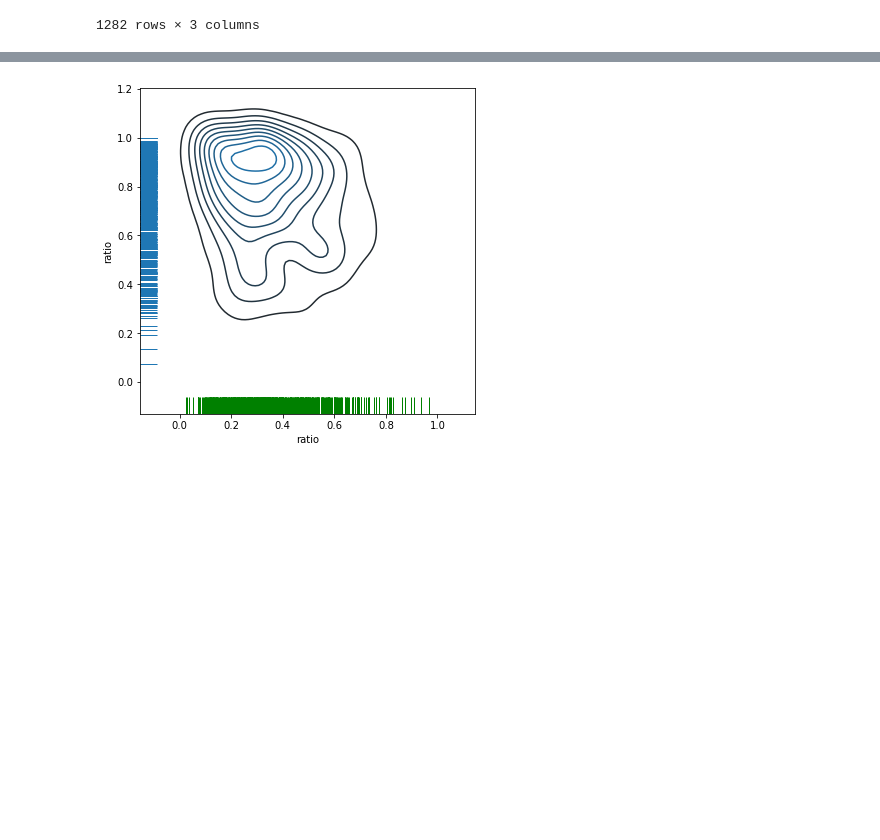
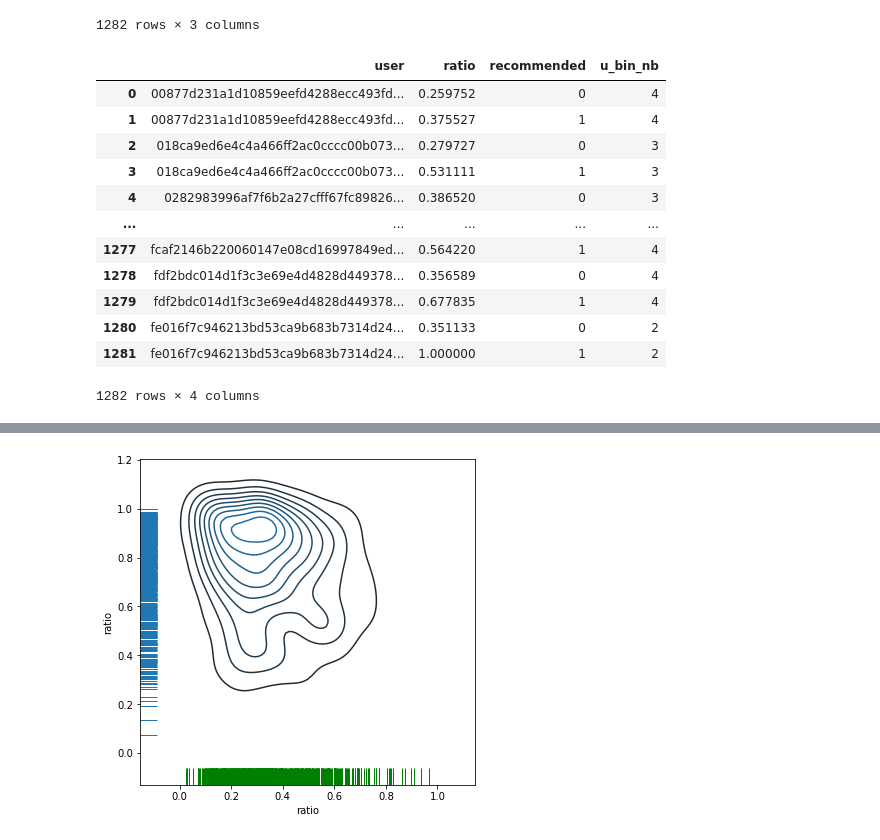
Before and after one commit to QuVil/cmb-recommendation, a Jupyter notebook: src/analysis/exploratory.ipynb, the cells around one changed output, grey strips where cells are left out. Drawn from its saved outputs; the diff is of its cells as text; code cells hidden in the pictures; blank space fills up the shorter version.

```diff
--- a/src/analysis/exploratory.ipynb
+++ b/src/analysis/exploratory.ipynb
@@ -136,4 +130,24 @@ org_data
 | 1652 | fdf2bdc014d1f3c3e69e4d4828d449378... | 0.677835 | 1 |
 | 1653 | fe016f7c946213bd53ca9b683b7314d24... | 1.000000 | 1 |
 1282 rows × 3 columns
+# %%
+# Adding user bins
+u_bins = pd.read_csv("../../data/user_bins.csv")
+u_bins.columns = ["user", "u_bin_nb"]
+org_data = org_data.merge(u_bins, on="user")
+org_data
+# %% [output]
+|  | user | ratio | recommended | u_bin_nb |
+| 0 | 00877d231a1d10859eefd4288ecc493fd... | 0.259752 | 0 | 4 |
+| 1 | 00877d231a1d10859eefd4288ecc493fd... | 0.375527 | 1 | 4 |
+| 2 | 018ca9ed6e4c4a466ff2ac0cccc00b073... | 0.279727 | 0 | 3 |
+| 3 | 018ca9ed6e4c4a466ff2ac0cccc00b073... | 0.531111 | 1 | 3 |
+| 4 | 0282983996af7f6b2a27cfff67fc89826... | 0.386520 | 0 | 3 |
+| ... | ... | ... | ... | ... |
+| 1277 | fcaf2146b220060147e08cd16997849ed... | 0.564220 | 1 | 4 |
+| 1278 | fdf2bdc014d1f3c3e69e4d4828d449378... | 0.356589 | 0 | 4 |
+| 1279 | fdf2bdc014d1f3c3e69e4d4828d449378... | 0.677835 | 1 | 4 |
+| 1280 | fe016f7c946213bd53ca9b683b7314d24... | 0.351133 | 0 | 2 |
+| 1281 | fe016f7c946213bd53ca9b683b7314d24... | 1.000000 | 1 | 2 |
+1282 rows × 4 columns
 # %%
```
Also changed, not shown: parts of 5 cells of this notebook, 5 other files.
